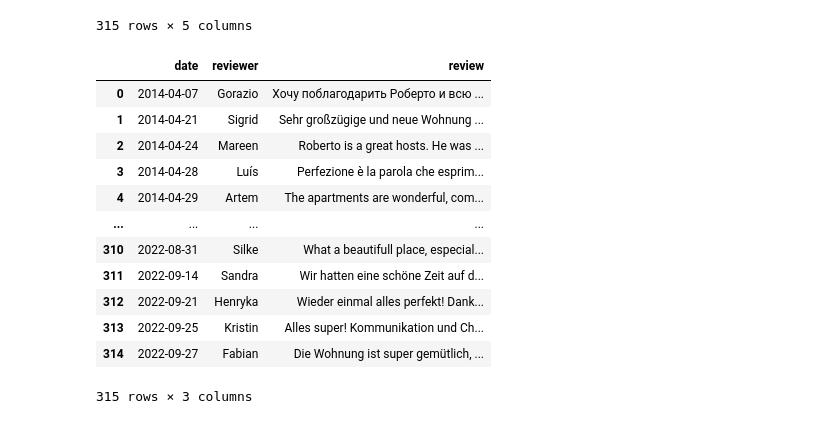
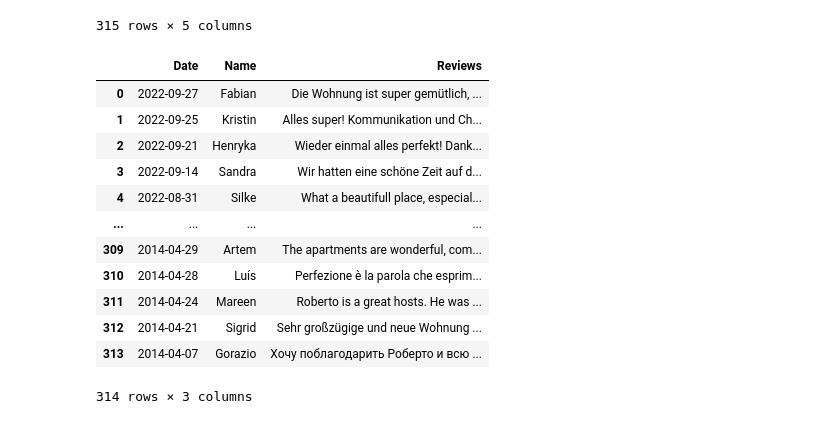
Before and after one commit to tomweinandy/AIinPowerBI, a Jupyter notebook: clean_airbnb_data.ipynb, the cells around one changed output. Saved outputs shown, nothing was run; the diff lists cells and outputs as text; code cells hidden in the pictures.

Commit message:
Add a few transformations to the dataframe

```diff
--- a/clean_airbnb_data.ipynb
+++ b/clean_airbnb_data.ipynb
@@ -178,28 +178,35 @@ reviews[reviews['listing_id']==2054723]
 | 1748 | 2054723.0 | 7.252069e+17 | 2022-09-27 | Fabian | Die Wohnung ist super gemütlich, ... |
 315 rows × 5 columns
 # %%
+# Select reviews from a single listing
 df = reviews[reviews['listing_id']==2054723]
 
-# Remove unnecessary columns
+# Remove Czech review (won't work with text analytics)
+df = df[df['reviewer_name'] != 'Zuzana']
+
+# Remove unnecessary columns, format
 df = df[['date', 'reviewer_name', 'comments']]
-df = df.rename(columns={'reviewer_name': 'reviewer', 'comments':'review'})
+df = df.rename(columns={'date':'Date', 'reviewer_name': 'Name', 'comments':'Reviews'})
+df = df.sort_values(by='Date', ascending=False)
 df = df.reset_index(drop=True)
+
+# Save and display results
 df.to_csv('TrentinoReviews.csv')
 df
 # %% [output]
-|  | date | reviewer | review |
-| 0 | 2014-04-07 | Gorazio | Хочу поблагодарить Роберто и всю ... |
-| 1 | 2014-04-21 | Sigrid | Sehr großzügige und neue Wohnung ... |
-| 2 | 2014-04-24 | Mareen | Roberto is a great hosts. He was ... |
-| 3 | 2014-04-28 | Luís | Perfezione è la parola che esprim... |
-| 4 | 2014-04-29 | Artem | The apartments are wonderful, com... |
+|  | Date | Name | Reviews |
+| 0 | 2022-09-27 | Fabian | Die Wohnung ist super gemütlich, ... |
+| 1 | 2022-09-25 | Kristin | Alles super! Kommunikation und Ch... |
+| 2 | 2022-09-21 | Henryka | Wieder einmal alles perfekt! Dank... |
+| 3 | 2022-09-14 | Sandra | Wir hatten eine schöne Zeit auf d... |
+| 4 | 2022-08-31 | Silke | What a beautifull place, especial... |
 | ... | ... | ... | ... |
-| 310 | 2022-08-31 | Silke | What a beautifull place, especial... |
-| 311 | 2022-09-14 | Sandra | Wir hatten eine schöne Zeit auf d... |
-| 312 | 2022-09-21 | Henryka | Wieder einmal alles perfekt! Dank... |
-| 313 | 2022-09-25 | Kristin | Alles super! Kommunikation und Ch... |
-| 314 | 2022-09-27 | Fabian | Die Wohnung ist super gemütlich, ... |
+| 309 | 2014-04-29 | Artem | The apartments are wonderful, com... |
+| 310 | 2014-04-28 | Luís | Perfezione è la parola che esprim... |
+| 311 | 2014-04-24 | Mareen | Roberto is a great hosts. He was ... |
+| 312 | 2014-04-21 | Sigrid | Sehr großzügige und neue Wohnung ... |
+| 313 | 2014-04-07 | Gorazio | Хочу поблагодарить Роберто и всю ... |
-315 rows × 3 columns
+314 rows × 3 columns
 # %%
 listings[listings['listing_id']==19500580]
 listings[listings['listing_id']==9191785]
```
Also changed, not shown: 1 other file.
